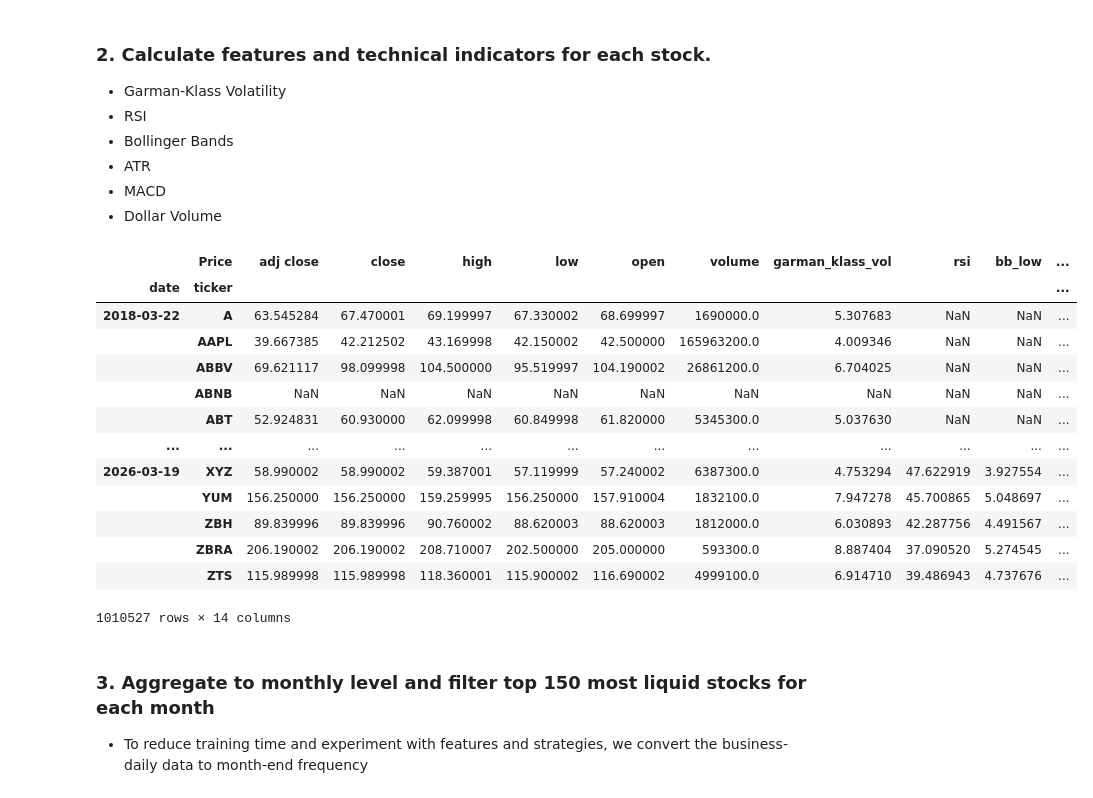
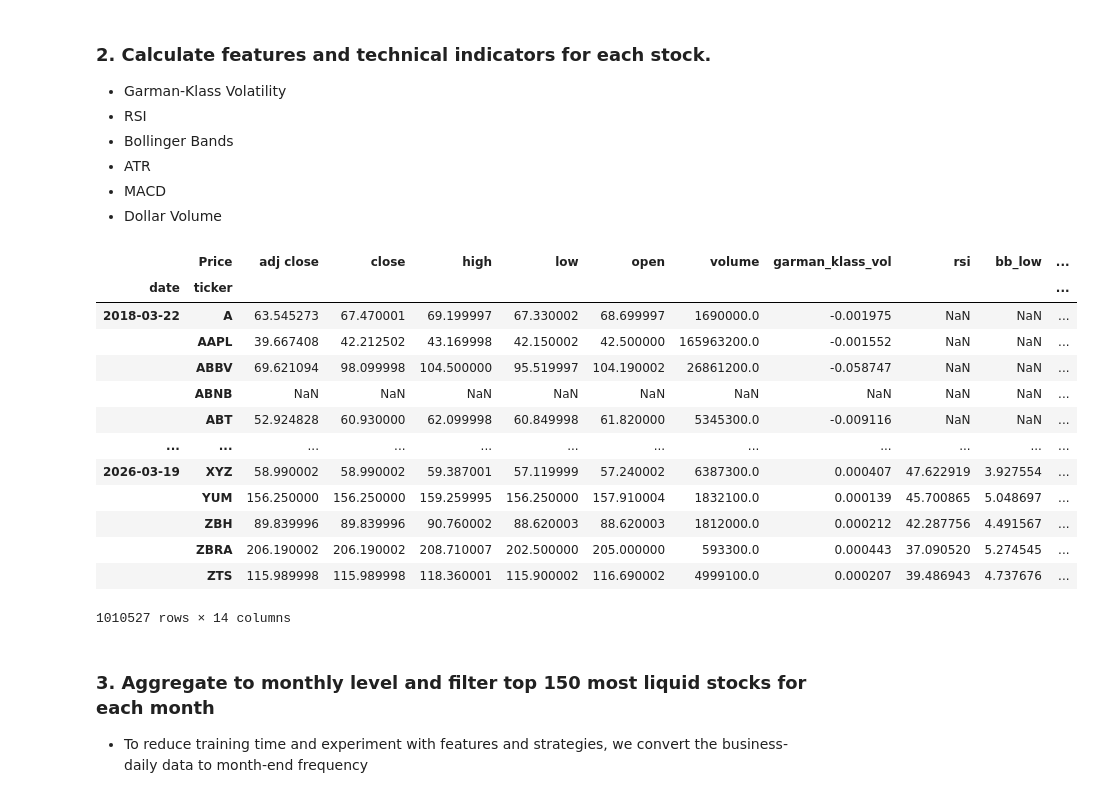
Before and after one commit to jgy36/Quant-Finance-Repository, a Jupyter notebook: algo_trading-machine-learning.ipynb, the cells around one changed output. Drawn from its saved outputs; the diff is of its cells as text; code cells hidden in the pictures.

Commit message:
fixed bug in the compute atr function and fixed Garman-Klass formula

```diff
--- a/algo_trading-machine-learning.ipynb
+++ b/algo_trading-machine-learning.ipynb
@@ -70,49 +73,94 @@ df
 - ATR
 - MACD
 - Dollar Volume
+# %%
+# Columns to ensure are numeric
+cols_to_convert = ['open', 'high', 'low', 'close', 'adj close', 'volume']
+
+df[cols_to_convert] = df[cols_to_convert].apply(pd.to_numeric, errors='coerce')
 # %%
-# df['garman_klass_vol'] = ((np.log(df['high'])-np.log(df['low']))**2)/2-(2*np.log(2)-1)*(np.log(df['adj close'])-(np.log(df['open']))**2)
+# Force all numeric columns to float first
+numeric_cols = ['open', 'high', 'low', 'close', 'adj close', 'volume']
+for col in numeric_cols:
+    if col in df.columns:
+        df[col] = pd.to_numeric(df[col], errors='coerce')
 
-# df['rsi'] = df.groupby(level=1)['adj close'].transform(lambda x: pandas_ta.rsi(close=x, length=20))
+# Garman-Klass Volatility
+df['garman_klass_vol'] = (
+    (np.log(df['high']) - np.log(df['low']))**2
+) / 2 - (2 * np.log(2) - 1) * (
+    np.log(df['adj close']) - np.log(df['open'])
+)**2
 
-# df['bb_low'] = df.groupby(level=1)['adj close'].transform(lambda x: pandas_ta.bbands(close=np.log1p(x), length=20).iloc[:,0])
+# RSI
+df['rsi'] = df.groupby(level=1)['adj close'].transform(
+    lambda x: pandas_ta.rsi(close=x.astype(float), length=20)
+)
 
-# df['bb_mid'] = df.groupby(level=1)['adj close'].transform(lambda x: pandas_ta.bbands(close=np.log1p(x), length=20).iloc[:,1])
+# Bollinger Bands
+def compute_bbands(x):
+    bb = pandas_ta.bbands(close=np.log1p(x.astype(float)), length=20)
+    if bb is None:
+        return pd.DataFrame(np.nan, index=x.index, columns=[0, 1, 2])
+    return bb
 
-# df['bb_high'] = df.groupby(level=1)['adj close'].transform(lambda x: pandas_ta.bbands(close=np.log1p(x), length=20).iloc[:,2])
+df['bb_low'] = df.groupby(level=1)['adj close'].transform(
+    lambda x: compute_bbands(x).iloc[:, 0]
+)
+df['bb_mid'] = df.groupby(level=1)['adj close'].transform(
+    lambda x: compute_bbands(x).iloc[:, 1]
+)
+df['bb_high'] = df.groupby(level=1)['adj close'].transform(
+    lambda x: compute_bbands(x).iloc[:, 2]
+)
 
-# def compute_atr(stock_data):
-#     atr = pandas_ta.atr(high=stock_data['high'],
-#                         low=stock_data['low'],
-#                         close=stock_data['close'],
-#                         length=14)
-#     return atr.sub(atr.mean()).div(atr.std())
+# ATR
+def compute_atr(stock_data):
+    try:
+        atr = pandas_ta.atr(
+            high=stock_data['high'].astype(float),
+            low=stock_data['low'].astype(float),
+            close=stock_data['adj close'].astype(float),
+            length=14
+        )
+        if atr is None or atr.isna().all():
+            return pd.Series(np.nan, index=stock_data.index)
+        atr = atr.sub(atr.mean()).div(atr.std())
+        atr.index = stock_data.index
+        return atr
+    except Exception:
+        return pd.Series(np.nan, index=stock_data.index)
 
-# df['atr'] = df.groupby(level=1, group_keys=False).apply(compute_atr)
+df['atr'] = df.groupby(level=1, group_keys=False).apply(compute_atr)
 
-# def compute_macd(close):
-#     macd = pandas_ta.macd(close=close, length=20).iloc[:,0]
-#     return macd.sub(macd.mean()).div(macd.std())
+# MACD
+def compute_macd(close):
+    try:
+        macd = pandas_ta.macd(close=close.astype(float), length=20).iloc[:, 0]
+        return macd.sub(macd.mean()).div(macd.std())
+    except Exception:
+        return pd.Series(np.nan, index=close.index)
 
-# df['macd'] = df.groupby(level=1, group_keys=False)['adj close'].apply(compute_macd)
+df['macd'] = df.groupby(level=1, group_keys=False)['adj close'].apply(compute_macd)
 
-# df['dollar_volume'] = (df['adj close']*df['volume'])/1e6
+# Dollar Volume
+df['dollar_volume'] = (df['adj close'] * df['volume']) / 1e6
 
 df
 # %% [output]
 |  | Price | adj close | close | high | low | open | volume | garman_klass_vol | rsi | bb_low | ... |
 | date | ticker |  |  |  |  |  |  |  |  |  | ... |
-| 2018-03-22 | A | 63.545284 | 67.470001 | 69.199997 | 67.330002 | 68.699997 | 1690000.0 | 5.307683 | NaN | NaN | ... |
-|  | AAPL | 39.667385 | 42.212502 | 43.169998 | 42.150002 | 42.500000 | 165963200.0 | 4.009346 | NaN | NaN | ... |
-|  | ABBV | 69.621117 | 98.099998 | 104.500000 | 95.519997 | 104.190002 | 26861200.0 | 6.704025 | NaN | NaN | ... |
+| 2018-03-22 | A | 63.545273 | 67.470001 | 69.199997 | 67.330002 | 68.699997 | 1690000.0 | -0.001975 | NaN | NaN | ... |
+|  | AAPL | 39.667408 | 42.212502 | 43.169998 | 42.150002 | 42.500000 | 165963200.0 | -0.001552 | NaN | NaN | ... |
+|  | ABBV | 69.621094 | 98.099998 | 104.500000 | 95.519997 | 104.190002 | 26861200.0 | -0.058747 | NaN | NaN | ... |
 |  | ABNB | NaN | NaN | NaN | NaN | NaN | NaN | NaN | NaN | NaN | ... |
-|  | ABT | 52.924831 | 60.930000 | 62.099998 | 60.849998 | 61.820000 | 5345300.0 | 5.037630 | NaN | NaN | ... |
+|  | ABT | 52.924828 | 60.930000 | 62.099998 | 60.849998 | 61.820000 | 5345300.0 | -0.009116 | NaN | NaN | ... |
 | ... | ... | ... | ... | ... | ... | ... | ... | ... | ... | ... | ... |
-| 2026-03-19 | XYZ | 58.990002 | 58.990002 | 59.387001 | 57.119999 | 57.240002 | 6387300.0 | 4.753294 | 47.622919 | 3.927554 | ... |
-|  | YUM | 156.250000 | 156.250000 | 159.259995 | 156.250000 | 157.910004 | 1832100.0 | 7.947278 | 45.700865 | 5.048697 | ... |
-|  | ZBH | 89.839996 | 89.839996 | 90.760002 | 88.620003 | 88.620003 | 1812000.0 | 6.030893 | 42.287756 | 4.491567 | ... |
-|  | ZBRA | 206.190002 | 206.190002 | 208.710007 | 202.500000 | 205.000000 | 593300.0 | 8.887404 | 37.090520 | 5.274545 | ... |
-|  | ZTS | 115.989998 | 115.989998 | 118.360001 | 115.900002 | 116.690002 | 4999100.0 | 6.914710 | 39.486943 | 4.737676 | ... |
+| 2026-03-19 | XYZ | 58.990002 | 58.990002 | 59.387001 | 57.119999 | 57.240002 | 6387300.0 | 0.000407 | 47.622919 | 3.927554 | ... |
+|  | YUM | 156.250000 | 156.250000 | 159.259995 | 156.250000 | 157.910004 | 1832100.0 | 0.000139 | 45.700865 | 5.048697 | ... |
+|  | ZBH | 89.839996 | 89.839996 | 90.760002 | 88.620003 | 88.620003 | 1812000.0 | 0.000212 | 42.287756 | 4.491567 | ... |
+|  | ZBRA | 206.190002 | 206.190002 | 208.710007 | 202.500000 | 205.000000 | 593300.0 | 0.000443 | 37.090520 | 5.274545 | ... |
+|  | ZTS | 115.989998 | 115.989998 | 118.360001 | 115.900002 | 116.690002 | 4999100.0 | 0.000207 | 39.486943 | 4.737676 | ... |
 1010527 rows × 14 columns
 # %% [markdown]
 ### 3. Aggregate to monthly level and filter top 150 most liquid stocks for each month
```
Also changed, not shown: parts of 7 cells of this notebook.
